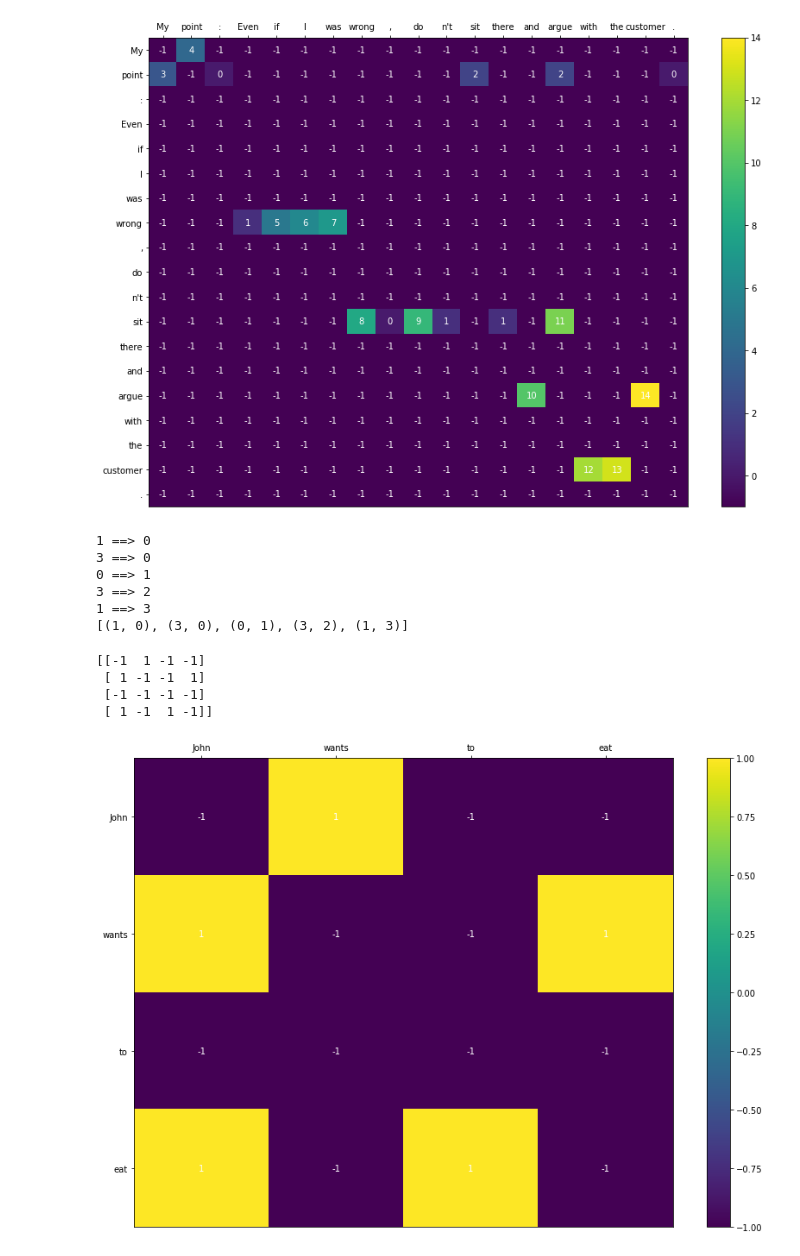
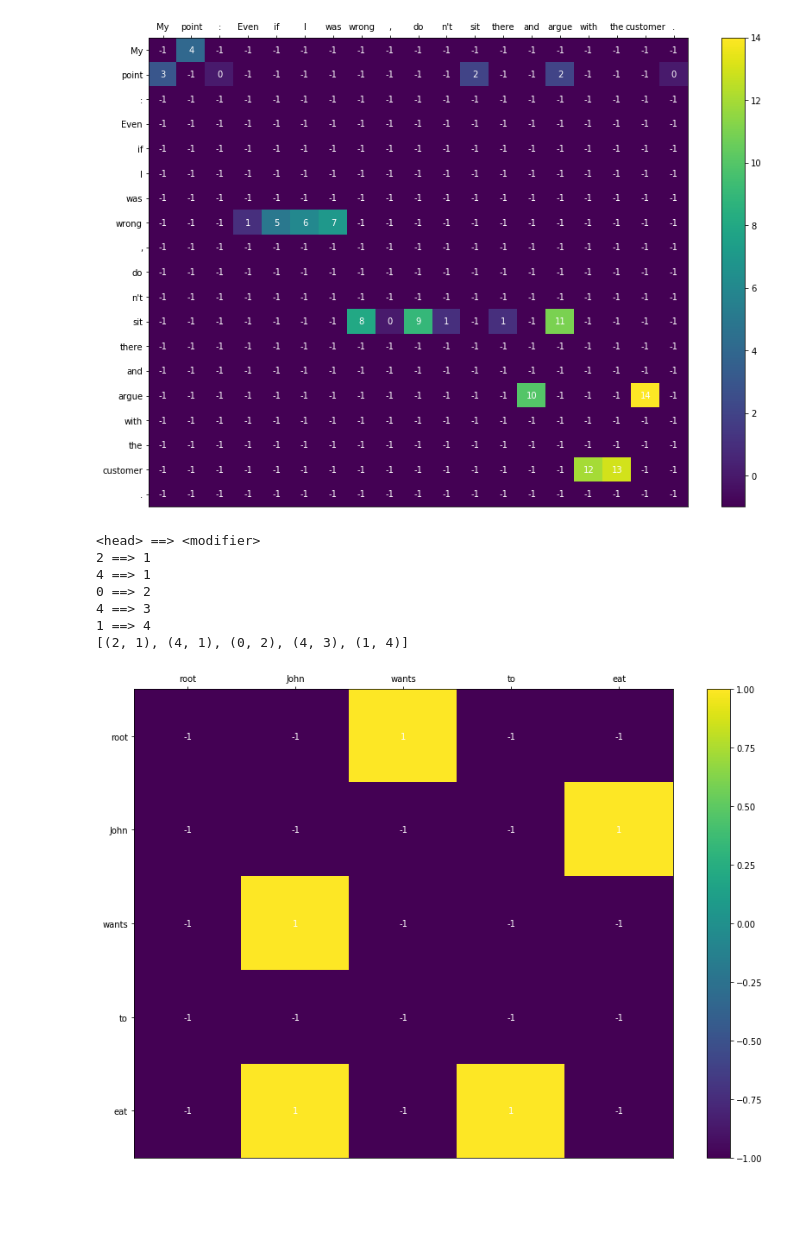
Before and after one commit to jbrry/Enhanced-UD-Parsing, a Jupyter notebook: notebooks/adjacency_matrix.ipynb, the cells around one changed output. Saved outputs shown, nothing was run; the diff lists cells and outputs as text; code cells hidden in the pictures; blank space fills up the shorter version.

Commit message:
add example with root

```diff
--- a/notebooks/adjacency_matrix.ipynb
+++ b/notebooks/adjacency_matrix.ipynb
@@ -175,35 +178,33 @@ plot_heatmap(tensor, tokens)
 [figure]
 # %%
 double_sentence = ['John', 'wants', 'to', 'eat']
-heads = [[1, 3], [0], [3], [1]]
+heads = [[2, 4], [0], [4], [1]]
 relations = ['nsubj', 'nsubj', 'root', 'det', 'cc']
 # %%
 indices = []
-for modifier, hs in enumerate(heads):
+print("<head> ==> <modifier>")
+# start from 1 as conllu words are 1-indexed.
+# this is fine for tensor indexing as the root will be 0.
+for modifier, hs in enumerate(heads, start=1):
     for h in hs:
         print(h, "==>", modifier)
         indices.append((h, modifier))
 
 print(indices)
 # %% [output]
-1 ==> 0
-3 ==> 0
-0 ==> 1
-3 ==> 2
-1 ==> 3
-[(1, 0), (3, 0), (0, 1), (3, 2), (1, 3)]
+<head> ==> <modifier>
+2 ==> 1
+4 ==> 1
+0 ==> 2
+4 ==> 3
+1 ==> 4
+[(2, 1), (4, 1), (0, 2), (4, 3), (1, 4)]
 # %%
-padded_tensor = np.full([num_words, num_words], -1)
+rooted_sentence = ['root'] + double_sentence
+padded_tensor = np.full([len(rooted_sentence), len(rooted_sentence)], -1)
 for index in indices:
     padded_tensor[index] = 1
-
-print(padded_tensor)
-# %% [output]
-[[-1  1 -1 -1]
- [ 1 -1 -1  1]
- [-1 -1 -1 -1]
- [ 1 -1  1 -1]]
 # %%
-plot_heatmap(padded_tensor, double_sentence)
+plot_heatmap(padded_tensor, rooted_sentence)
 # %% [output]
-[figure, old version]
+[figure, new version]
```
Also changed, not shown: parts of 1 cell of this notebook.
